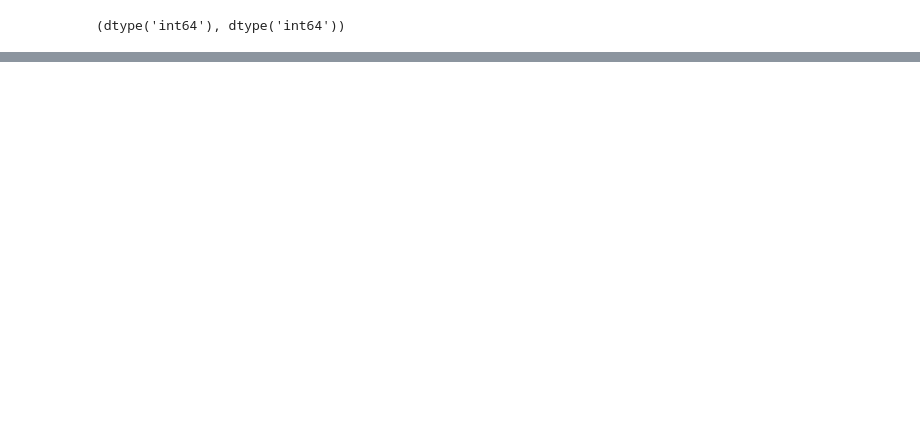
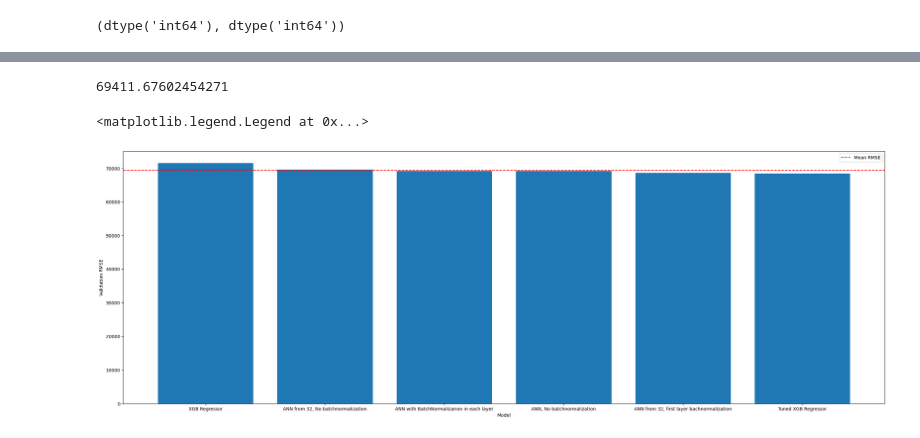
Before and after one commit to tahminehladi/car_price_prediction, a Jupyter notebook: Car_Price_Prediction.ipynb, the cells around one changed output, grey strips where cells are left out. Cells and saved outputs as stored; diff of their text form; code cells hidden in the pictures; blank space fills up the shorter version.

```diff
--- a/Car_Price_Prediction.ipynb
+++ b/Car_Price_Prediction.ipynb
@@ -783,0 +868,3 @@ plt.show()
+# %%
+ANN_model_4_scores=evaluation_results(model=ANN_model_4)
+ANN_model_4_scores
@@ -783,0 +927,3 @@ plt.show()
+# %%
+rs_XGB_model_scores=evaluation_results(model=rs_XGB_model)
+rs_XGB_model_scores
@@ -783,0 +935,19 @@ plt.show()
+# %%
+rs_XGB_model_scores['Model_name'] = 'Tuned XGB Regressor'
+ANN_model_4_scores['Model_name'] = 'ANN from 32, first layer bachnormalization'
+ANN_model_3_scores['Model_name'] = 'ANN from 32, No batchnormalization'
+ANN_model_2_scores['Model_name'] = 'ANN with BatchNormalizarion in each layer'
+ANN_model_scores['Model_name'] = 'ANN, No batchnormalization'
+XGB_model_scores['Model_name']= 'XGB Regressor'
+
+
+#Turn all model score dictionaries into a list
+all_model_score=[rs_XGB_model_scores,
+                 XGB_model_scores,
+                 ANN_model_4_scores,
+                 ANN_model_3_scores,
+                 ANN_model_2_scores,
+                 ANN_model_scores]
+# create DataFrame
+model_comprison_df=pd.DataFrame(all_model_score).sort_values(by='Valid RMSE', ascending=False)
+model_comprison_df
@@ -783,0 +962,22 @@ plt.show()
+# %%
+# mean RMSE score of all models
+means_rmse=model_comprison_df['Valid RMSE'].mean()
+means_rmse
+# %% [output]
+69411.67602454271
+# %%
+plt.figure(figsize=(30,10))
+plt.bar(x=model_comprison_df['Model_name'],
+       height=model_comprison_df['Valid RMSE'].values)
+plt.xlabel('Model')
+plt.ylabel('Validation RMSE')
+plt.axhline(y=means_rmse,
+           color='red',
+           linestyle='--',
+           label='Mean RMSE')
+
+plt.tight_layout
+plt.legend()
+# %% [output]
+<matplotlib.legend.Legend at 0x...>
+[figure, added]
```
Also changed, not shown: parts of 43 cells of this notebook.
